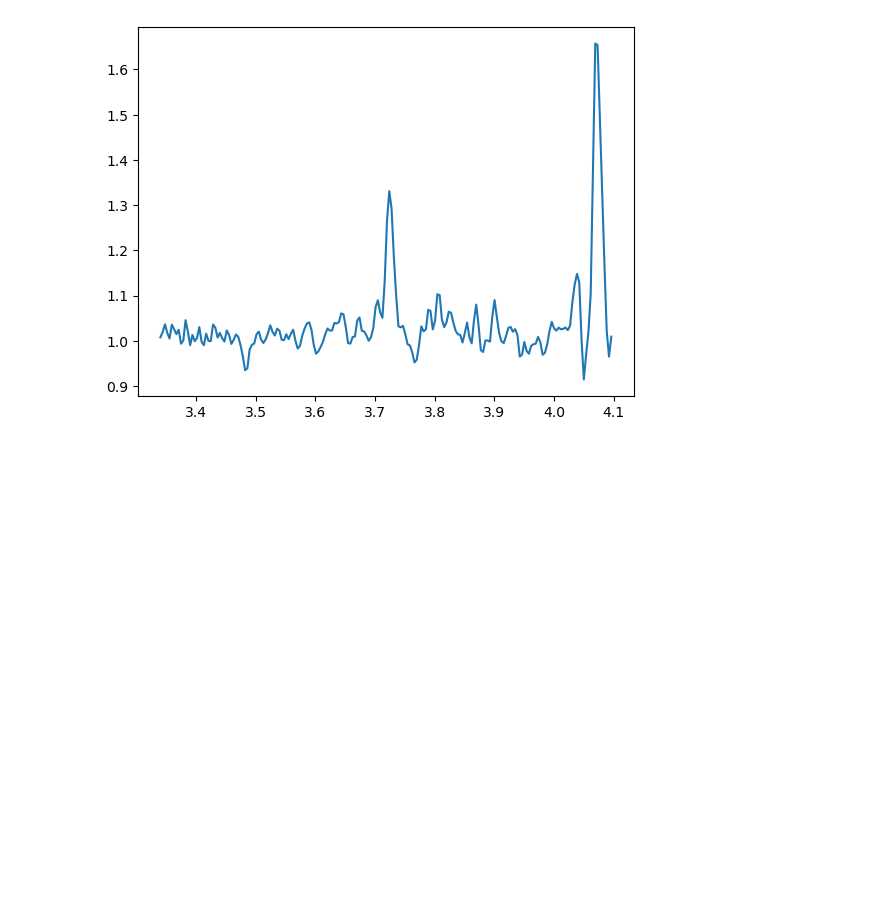
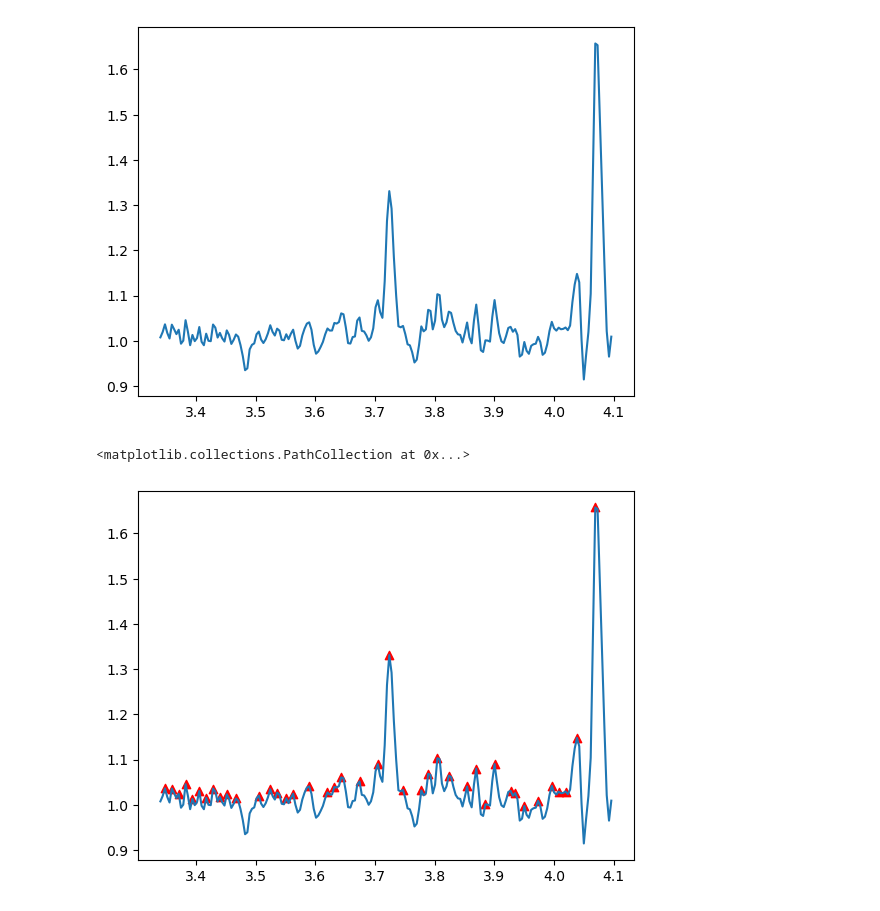
Before and after one commit to AntoniomoonBulla/Metodos1_AntonioBullaBenjaminMunoz, a Jupyter notebook: Taller1/2.02.ipynb, the cells around one changed output. Saved outputs shown, nothing was run; the diff lists cells and outputs as text; code cells hidden in the pictures; blank space fills up the shorter version.

```diff
--- a/Taller1/2.02.ipynb
+++ b/Taller1/2.02.ipynb
@@ -18,5 +18,21 @@ plt.plot(data[:,0],data[:,1])
 [<matplotlib.lines.Line2D at 0x...>]
 [figure]
 # %%
-x = data[:0]
-y = data[:1]
+puntosx = data[:,0]
+puntosy = data[:,1]
+
+#Recorrer eje 'x' y comparar imágenes evaluando iterativamente
+#si un punto medio es mayor que su anterior y menor que su inmediato siguiente, es un máximo
+
+maxloc = []
+for i in range(1,len(puntosx)-1):
+
+    if puntosy[i-1] < puntosy[i] > puntosy[i+1]:
+        maxloc.append((puntosx[i],puntosy[i]))
+
+maxloc = np.array(maxloc)
+plt.plot(puntosx, puntosy)
+plt.scatter(maxloc[:,0],maxloc[:,1],marker = '^', color = 'red')
+# %% [output]
+<matplotlib.collections.PathCollection at 0x...>
+[figure, added]
```
Also changed, not shown: parts of 1 cell of this notebook.
